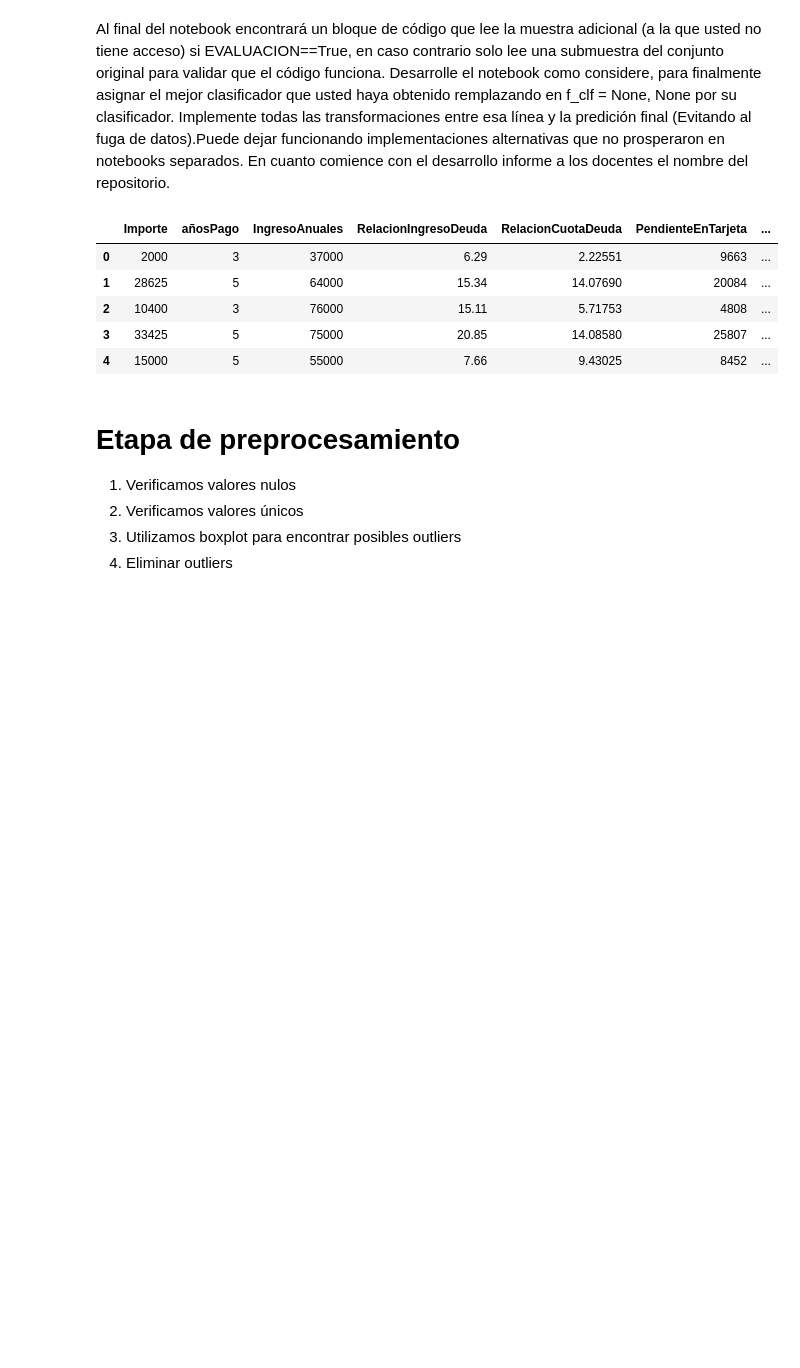
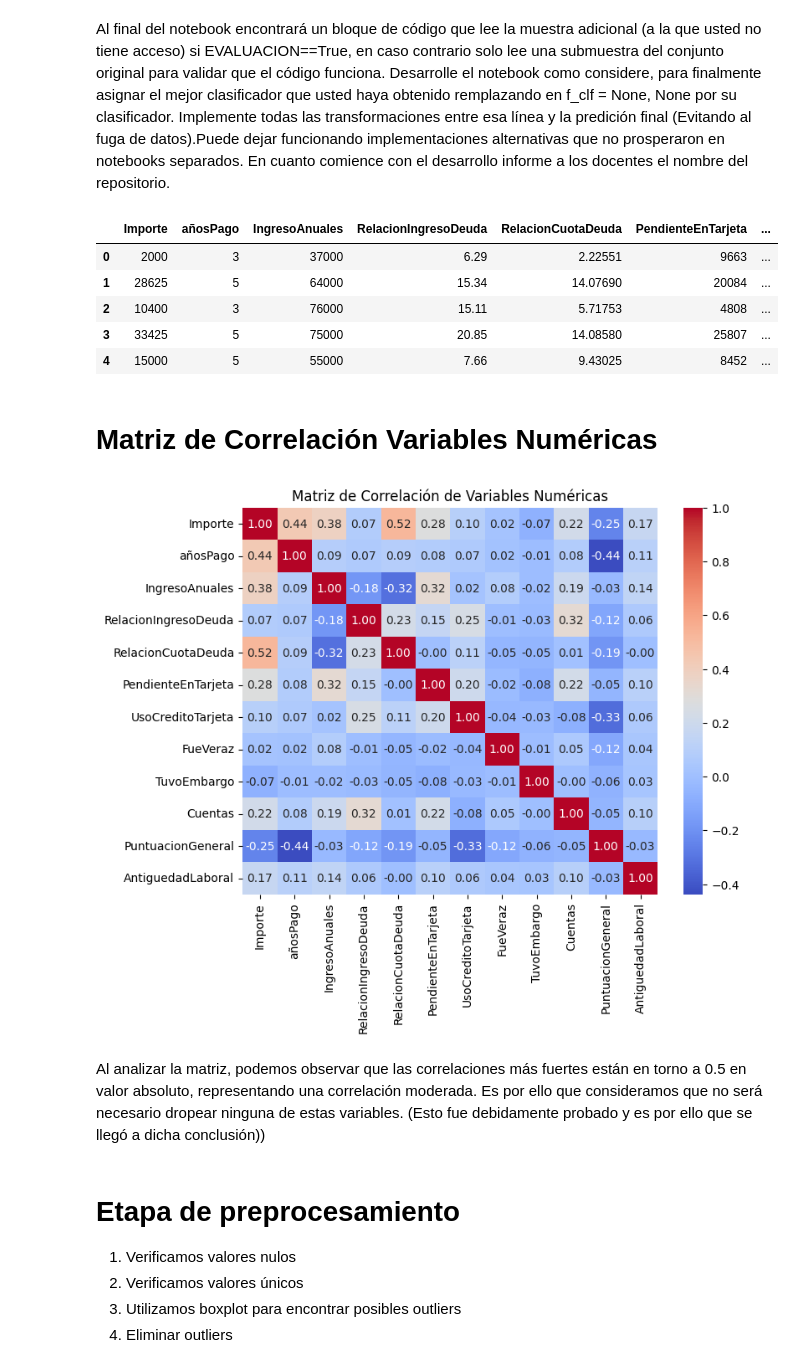
Before and after one commit to Alejo55/TALESTEMA, a Jupyter notebook: TALESTEMA.ipynb, the cells around one changed output. Drawn from its saved outputs; the diff is of its cells as text; code cells hidden in the pictures; blank space fills up the shorter version.

```diff
--- a/TALESTEMA.ipynb
+++ b/TALESTEMA.ipynb
@@ -62,6 +62,31 @@ df.head()
 | 2 | 10400 | 3 | 76000 | 15.11 | 5.71753 | 4808 | ... |
 | 3 | 33425 | 5 | 75000 | 20.85 | 14.08580 | 25807 | ... |
 | 4 | 15000 | 5 | 55000 | 7.66 | 9.43025 | 8452 | ... |
+# %% [markdown]
+# Matriz de Correlación Variables Numéricas
+# %%
+import pandas as pd
+import seaborn as sns
+import matplotlib.pyplot as plt
+
+# Seleccionar solo las columnas numéricas
+df_numerico = df.select_dtypes(include=['float64', 'int64'])
+
+# Calcular la matriz de correlación
+correlacion = df_numerico.corr()
+
+# # Mostrar la matriz de correlación
+# print(correlacion)
+
+# Visualizar la matriz de correlación con un mapa de calor
+plt.figure(figsize=(8, 6))
+sns.heatmap(correlacion, annot=True, cmap='coolwarm', fmt=".2f")
+plt.title('Matriz de Correlación de Variables Numéricas')
+plt.show()
+# %% [output]
+[figure, added]
+# %% [markdown]
+Al analizar la matriz, podemos observar que las correlaciones más fuertes están en torno a 0.5 en valor absoluto, representando una correlación moderada. Es por ello que consideramos que no será necesario dropear ninguna de estas variables. (Esto fue debidamente probado y es por ello que se llegó a dicha conclusión))
 # %% [markdown]
 # Etapa de preprocesamiento #
 1. Verificamos valores nulos
```
Also changed, not shown: parts of 31 cells of this notebook.
